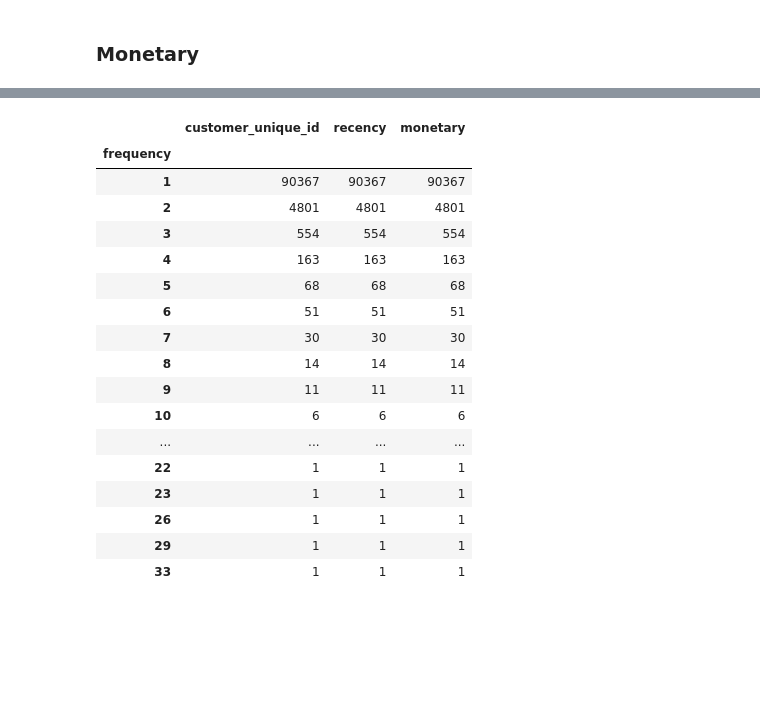
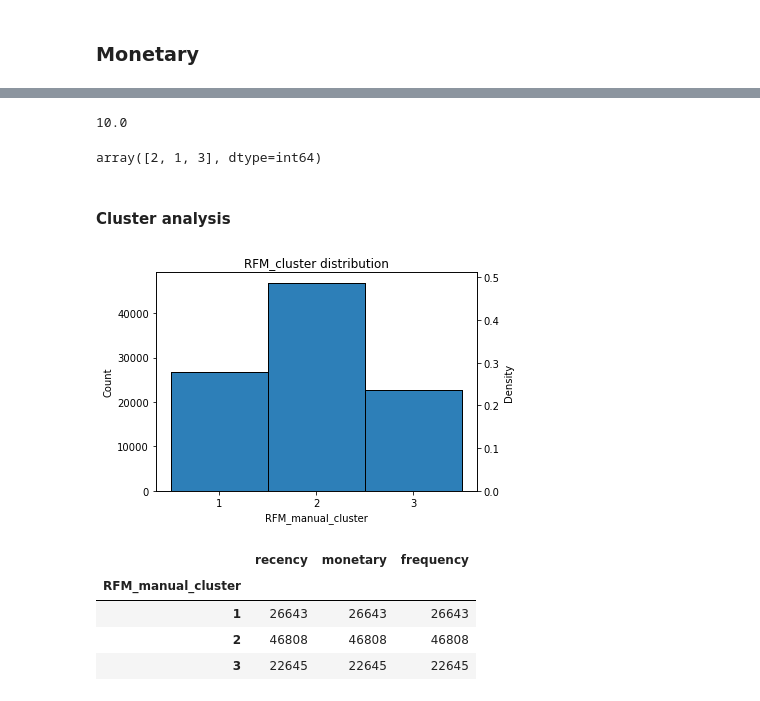
Before and after one commit to yhereng/OpenClassrooms, a Jupyter notebook: OC-P5/P5 - Segmentation Marketing.ipynb, the cells around one changed output, grey strips where cells are left out. Cells and saved outputs as stored; diff of their text form; code cells hidden in the pictures; blank space fills up the shorter version.

Commit message:
EDA and manual RFM clustering#

```diff
--- a/OC-P5/P5 - Segmentation Marketing.ipynb
+++ b/OC-P5/P5 - Segmentation Marketing.ipynb
@@ -371,0 +489,9 @@ df_final.rename(columns={'payment_value':'monetary'},inplace=True)
+# %%
+df_final['monetary_score'] = [5 if 0 < f <= quantile.iloc[0]['monetary_log']
+                             else 4 if quantile.iloc[0]['monetary_log'] < f <= quantile.iloc[1]['monetary_log']
+                             else 3 if quantile.iloc[1]['monetary_log'] < f <= quantile.iloc[2]['monetary_log']
+                             else 2 if quantile.iloc[2]['monetary_log'] < f <= quantile.iloc[3]['monetary_log']
+                             else 1 for f in df_final['monetary_log']]
+# %%
+df_final['RFM_score'] = df_final['frequency_score'] + \
+    df_final['recency_score'] + df_final['monetary_score']
@@ -385,21 +566,41 @@ dtype: float64
+# %%
+rfm_quantile = df_final['RFM_score'].quantile([1/3,2/3])
+# %%
+rfm_quantile.iloc[0]
+# %% [output]
+10.0
+# %%
+df_final['RFM_manual_cluster'] = [ 1 if 0 < f < rfm_quantile.iloc[0]
+                                 else 2 if rfm_quantile.iloc[0] <= f <= rfm_quantile.iloc[1]
+                                 else 3 for f in df_final['RFM_score'] ]
+# %%
+df_final['RFM_manual_cluster'].unique()
+# %% [output]
+array([2, 1, 3], dtype=int64)
+# %% [markdown]
+#### Cluster analysis
+# %%
+fig, ax = plt.subplots()
+
+sns.histplot(df_final['RFM_manual_cluster'],discrete=True, ax=ax)
+
+ax2 = ax.twinx()
+sns.histplot(df_final['RFM_manual_cluster'],stat='density',discrete=True, ax=ax2)
+
+plt.title('RFM_cluster distribution')
+plt.xlabel('RFM_cluster')
+plt.xticks([1,2,3],['1','2','3'])
+
+
+plt.tight_layout()
+plt.show()
+# %% [output]
+[figure, added]
 # %%
-df_final.groupby('frequency').count()
+df_final.groupby('RFM_manual_cluster').count()[['recency','monetary','frequency']]
 # %% [output]
-|  | customer_unique_id | recency | monetary |
-| frequency |  |  |  |
-| 1 | 90367 | 90367 | 90367 |
-| 2 | 4801 | 4801 | 4801 |
-| 3 | 554 | 554 | 554 |
-| 4 | 163 | 163 | 163 |
-| 5 | 68 | 68 | 68 |
-| 6 | 51 | 51 | 51 |
-| 7 | 30 | 30 | 30 |
-| 8 | 14 | 14 | 14 |
-| 9 | 11 | 11 | 11 |
-| 10 | 6 | 6 | 6 |
-| ... | ... | ... | ... |
-| 22 | 1 | 1 | 1 |
-| 23 | 1 | 1 | 1 |
-| 26 | 1 | 1 | 1 |
-| 29 | 1 | 1 | 1 |
-| 33 | 1 | 1 | 1 |
+|  | recency | monetary | frequency |
+| RFM_manual_cluster |  |  |  |
+| 1 | 26643 | 26643 | 26643 |
+| 2 | 46808 | 46808 | 46808 |
+| 3 | 22645 | 22645 | 22645 |
```
Also changed, not shown: parts of 50 cells of this notebook.
